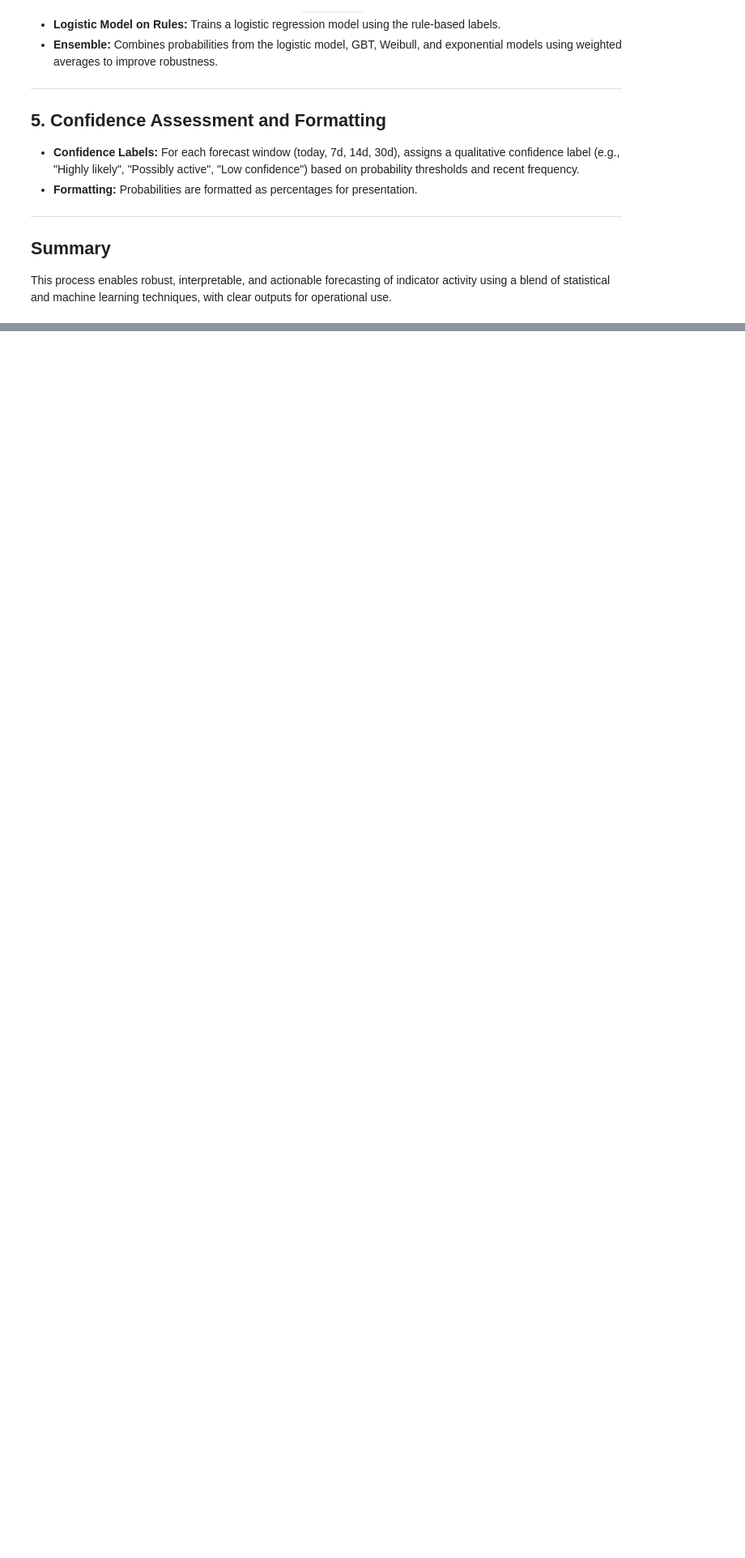
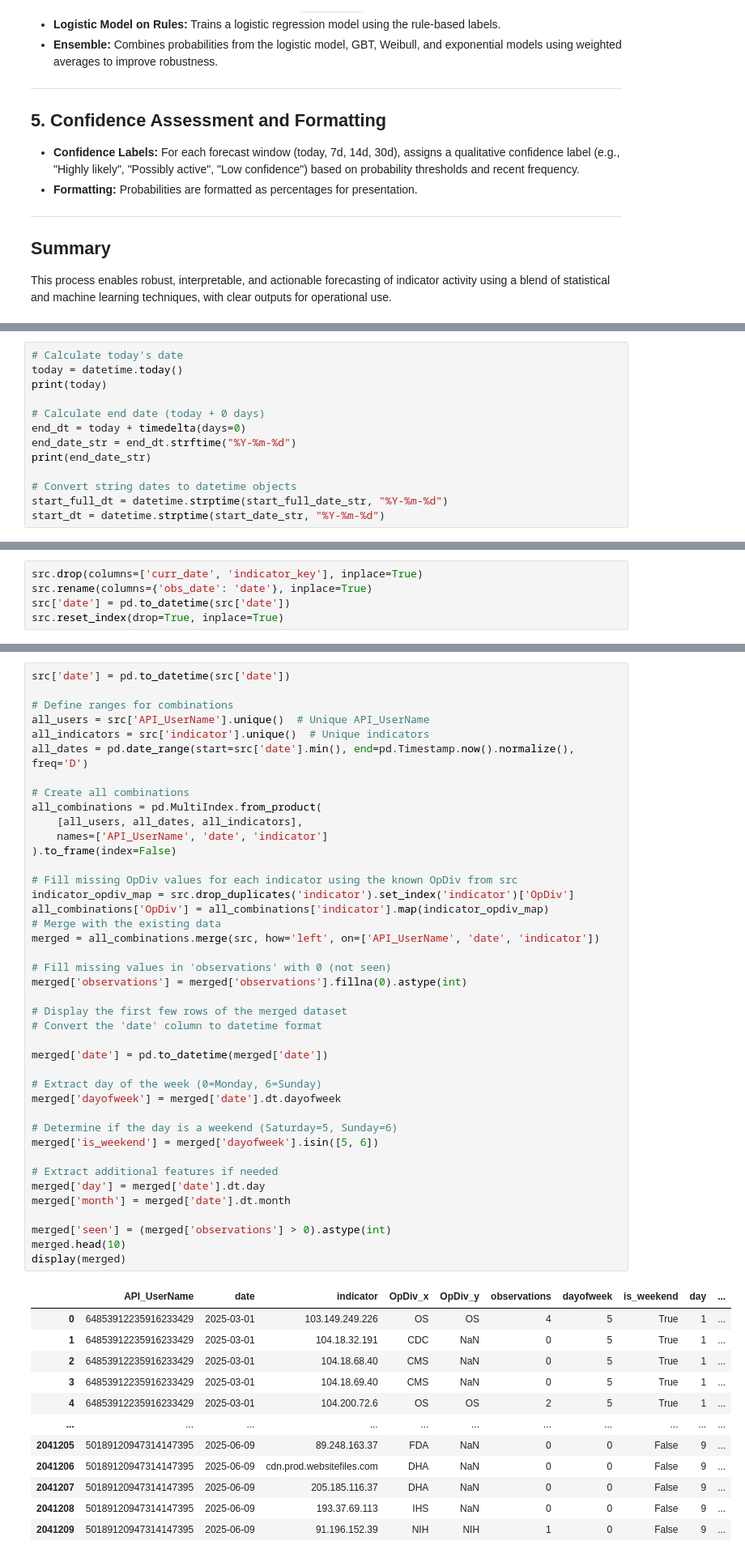
Before and after one commit to jaytlinaskew-OIS/HTOC, a Jupyter notebook: notebooks/observationEventForecasting/NextObservedIndicator.ipynb, the cells around one changed output, grey strips where cells are left out. Shown at 81% size. Cells and saved outputs as stored; diff of their text form; blank space fills up the shorter version.

Commit message:
data pulls and maskter linking modifications

```diff
--- a/notebooks/observationEventForecasting/NextObservedIndicator.ipynb
+++ b/notebooks/observationEventForecasting/NextObservedIndicator.ipynb
@@ -59,0 +82,13 @@ This process enables robust, interpretable, and actionable forecasting of indica
+# %%
+# Calculate today's date
+today = datetime.today()
+print(today)
+
+# Calculate end date (today + 0 days)
+end_dt = today + timedelta(days=0)
+end_date_str = end_dt.strftime("%Y-%m-%d")
+print(end_date_str)
+
+# Convert string dates to datetime objects
+start_full_dt = datetime.strptime(start_full_date_str, "%Y-%m-%d")
+start_dt = datetime.strptime(start_date_str, "%Y-%m-%d")
@@ -59,0 +146,5 @@ This process enables robust, interpretable, and actionable forecasting of indica
+# %%
+src.drop(columns=['curr_date', 'indicator_key'], inplace=True)
+src.rename(columns={'obs_date': 'date'}, inplace=True)
+src['date'] = pd.to_datetime(src['date'])
+src.reset_index(drop=True, inplace=True)
@@ -59,0 +167,54 @@ This process enables robust, interpretable, and actionable forecasting of indica
+# %%
+src['date'] = pd.to_datetime(src['date'])
+
+# Define ranges for combinations
+all_users = src['API_UserName'].unique()  # Unique API_UserName
+all_indicators = src['indicator'].unique()  # Unique indicators
+all_dates = pd.date_range(start=src['date'].min(), end=pd.Timestamp.now().normalize(), freq='D')
+
+# Create all combinations
+all_combinations = pd.MultiIndex.from_product(
+    [all_users, all_dates, all_indicators],
+    names=['API_UserName', 'date', 'indicator']
+).to_frame(index=False)
+
+# Fill missing OpDiv values for each indicator using the known OpDiv from src
+indicator_opdiv_map = src.drop_duplicates('indicator').set_index('indicator')['OpDiv']
+all_combinations['OpDiv'] = all_combinations['indicator'].map(indicator_opdiv_map)
+# Merge with the existing data
+merged = all_combinations.merge(src, how='left', on=['API_UserName', 'date', 'indicator'])
+
+# Fill missing values in 'observations' with 0 (not seen)
+merged['observations'] = merged['observations'].fillna(0).astype(int)
+
+# Display the first few rows of the merged dataset
+# Convert the 'date' column to datetime format
+
+merged['date'] = pd.to_datetime(merged['date'])
+
+# Extract day of the week (0=Monday, 6=Sunday)
+merged['dayofweek'] = merged['date'].dt.dayofweek
+
+# Determine if the day is a weekend (Saturday=5, Sunday=6)
+merged['is_weekend'] = merged['dayofweek'].isin([5, 6])
+
+# Extract additional features if needed
+merged['day'] = merged['date'].dt.day
+merged['month'] = merged['date'].dt.month
+
+merged['seen'] = (merged['observations'] > 0).astype(int)
+merged.head(10)
+display(merged)
+# %% [output]
+|  | API_UserName | date | indicator | OpDiv_x | OpDiv_y | observations | dayofweek | is_weekend | day | ... |
+| 0 | 64853912235916233429 | 2025-03-01 | 103.149.249.226 | OS | OS | 4 | 5 | True | 1 | ... |
+| 1 | 64853912235916233429 | 2025-03-01 | 104.18.32.191 | CDC | NaN | 0 | 5 | True | 1 | ... |
+| 2 | 64853912235916233429 | 2025-03-01 | 104.18.68.40 | CMS | NaN | 0 | 5 | True | 1 | ... |
+| 3 | 64853912235916233429 | 2025-03-01 | 104.18.69.40 | CMS | NaN | 0 | 5 | True | 1 | ... |
+| 4 | 64853912235916233429 | 2025-03-01 | 104.200.72.6 | OS | OS | 2 | 5 | True | 1 | ... |
+| ... | ... | ... | ... | ... | ... | ... | ... | ... | ... | ... |
+| 2041205 | 50189120947314147395 | 2025-06-09 | 89.248.163.37 | FDA | NaN | 0 | 0 | False | 9 | ... |
+| 2041206 | 50189120947314147395 | 2025-06-09 | cdn.prod.websitefiles.com | DHA | NaN | 0 | 0 | False | 9 | ... |
+| 2041207 | 50189120947314147395 | 2025-06-09 | 205.185.116.37 | DHA | NaN | 0 | 0 | False | 9 | ... |
+| 2041208 | 50189120947314147395 | 2025-06-09 | 193.37.69.113 | IHS | NaN | 0 | 0 | False | 9 | ... |
+| 2041209 | 50189120947314147395 | 2025-06-09 | 91.196.152.39 | NIH | NIH | 1 | 0 | False | 9 | ... |
```
Also changed, not shown: parts of 7 cells of this notebook, 5 other files.
